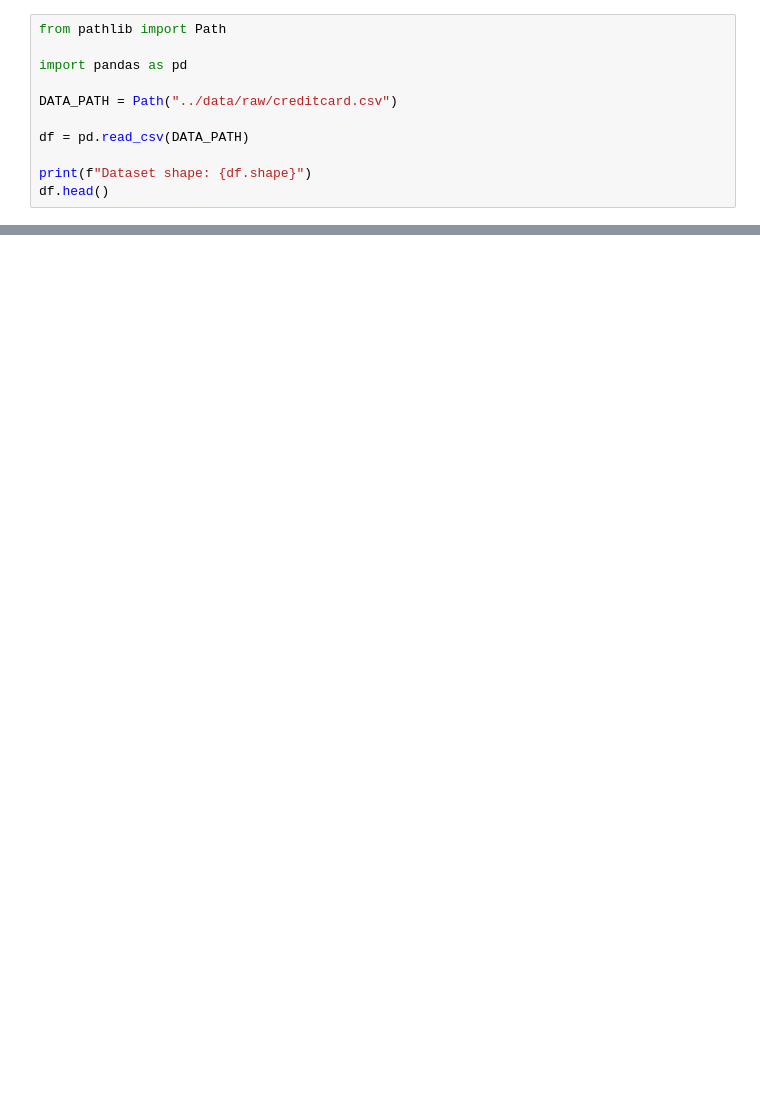
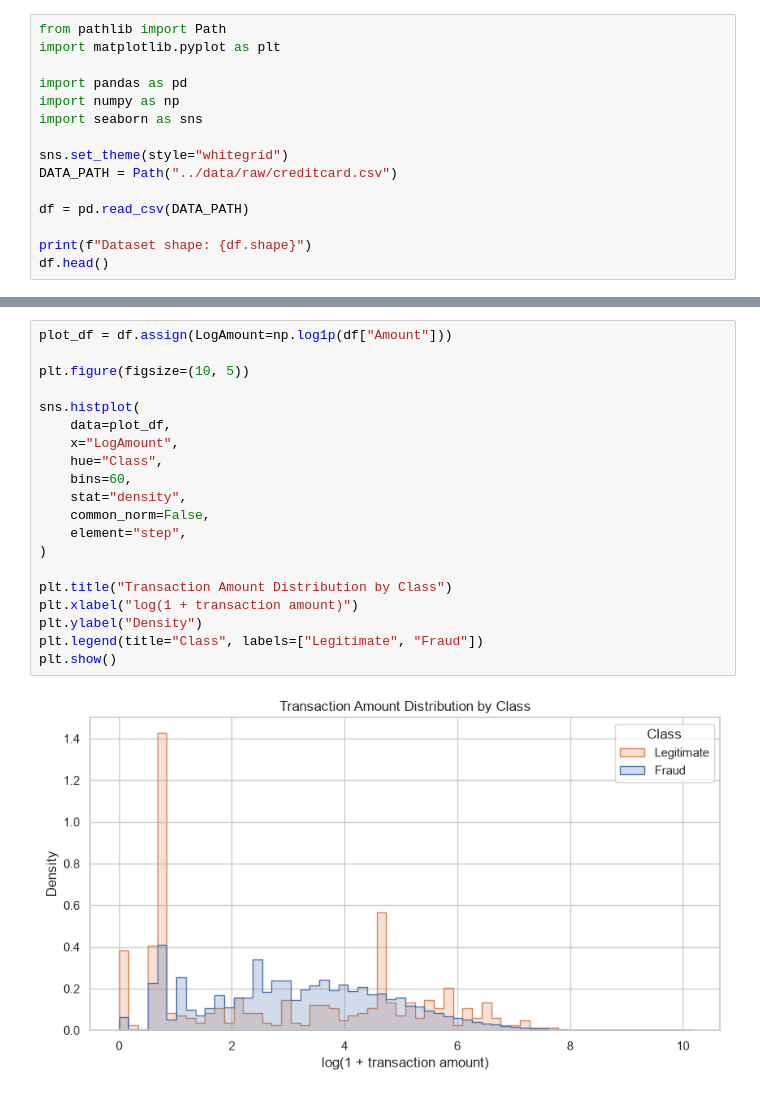
Before and after one commit to brandonzeit-afk/fraud-risk-detection, a Jupyter notebook: notebooks/01_data_validation_eda.ipynb, the cells around one changed output, grey strips where cells are left out. Saved outputs shown, nothing was run; the diff lists cells and outputs as text; blank space fills up the shorter version.

Commit message:
Add initial fraud dataset validation and EDA

```diff
--- a/notebooks/01_data_validation_eda.ipynb
+++ b/notebooks/01_data_validation_eda.ipynb
@@ -1,8 +1,12 @@
 # %%
 from pathlib import Path
+import matplotlib.pyplot as plt
 
 import pandas as pd
+import numpy as np
+import seaborn as sns
 
+sns.set_theme(style="whitegrid")
 DATA_PATH = Path("../data/raw/creditcard.csv")
 
 df = pd.read_csv(DATA_PATH)
@@ -13,0 +101,22 @@ FileNotFoundError: [Errno 2] No such file or directory: '../data/raw/creditcard.
+# %%
+plot_df = df.assign(LogAmount=np.log1p(df["Amount"]))
+
+plt.figure(figsize=(10, 5))
+
+sns.histplot(
+    data=plot_df,
+    x="LogAmount",
+    hue="Class",
+    bins=60,
+    stat="density",
+    common_norm=False,
+    element="step",
+)
+
+plt.title("Transaction Amount Distribution by Class")
+plt.xlabel("log(1 + transaction amount)")
+plt.ylabel("Density")
+plt.legend(title="Class", labels=["Legitimate", "Fraud"])
+plt.show()
+# %% [output]
+[figure, added]
```
Also changed, not shown: parts of 9 cells of this notebook.
